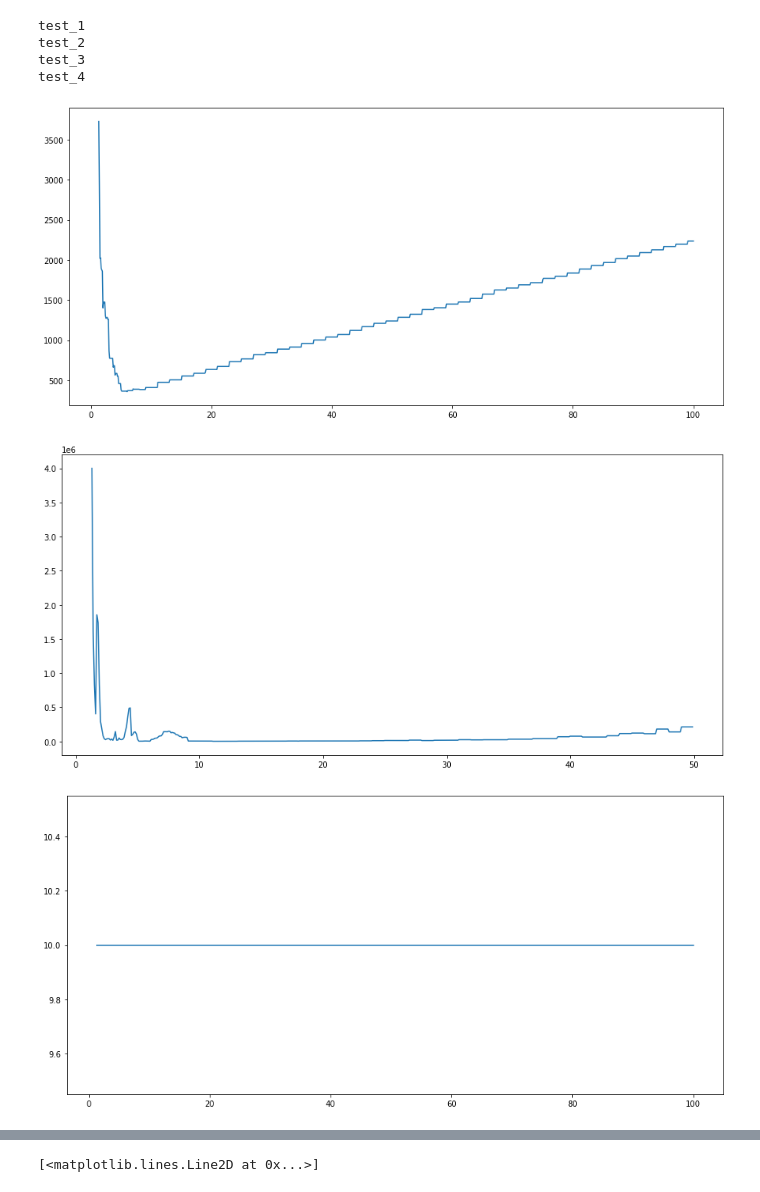
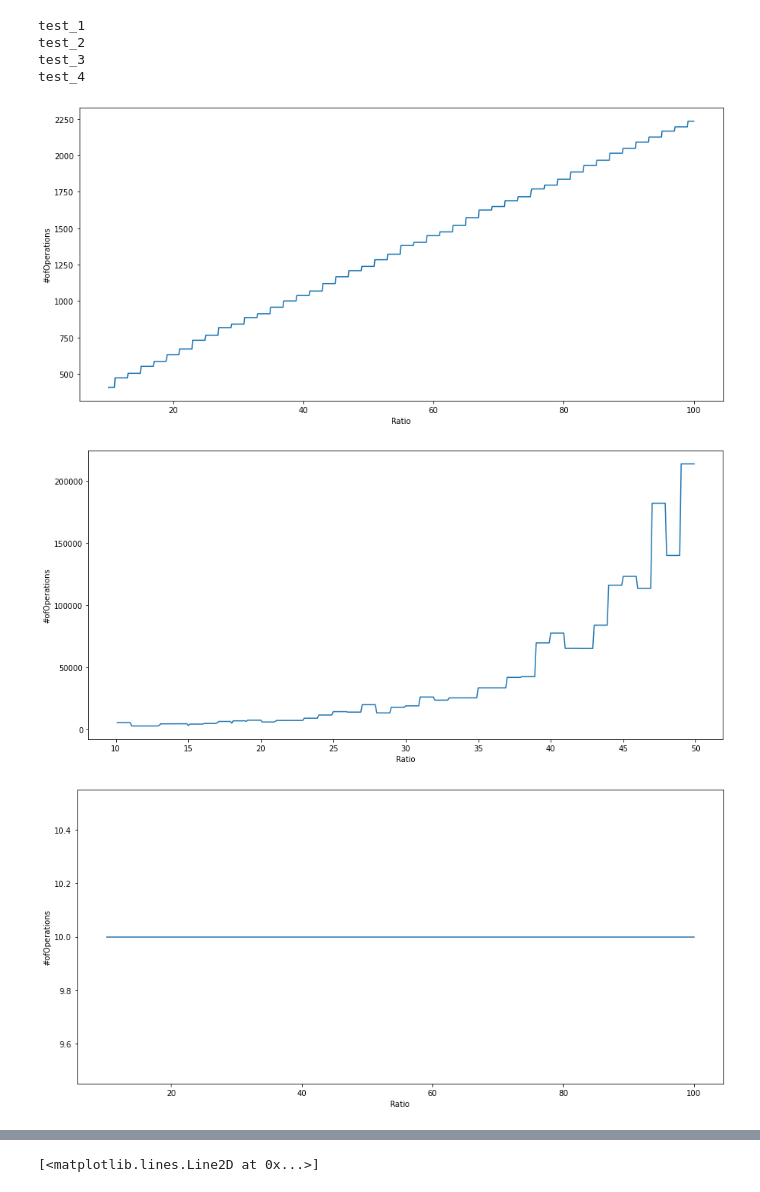
Before and after one commit to DmitryAsdre/Puzzle, a Jupyter notebook: reports/Visualiztion.ipynb, the cells around one changed output, grey strips where cells are left out. Cells and saved outputs as stored; diff of their text form; code cells hidden in the pictures.

```diff
--- a/reports/Visualiztion.ipynb
+++ b/reports/Visualiztion.ipynb
@@ -6,16 +6,18 @@ names = ['test_1', 'test_2', 'test_3', 'test_4']
 # %%
 for name in names:
     df = pd.read_csv(name + '.csv')
     print(name)
     plt.figure(figsize=(15, 7))
-    mask = df['Ratio'] > 1.2
+    mask = df['Ratio'] > 10
+    plt.xlabel("Ratio")
+    plt.ylabel("#ofOperations")
     plt.plot(df['Ratio'][mask], df['#ofOperations'][mask])
     plt.plot()
 # %% [output]
 test_1
 test_2
 test_3
 test_4
-[figure, old version]
+[figure, new version]
-[figure, old version]
+[figure, new version]
-[figure, old version]
+[figure, new version]
```
Also changed, not shown: parts of 1 cell of this notebook, 1 other file.
